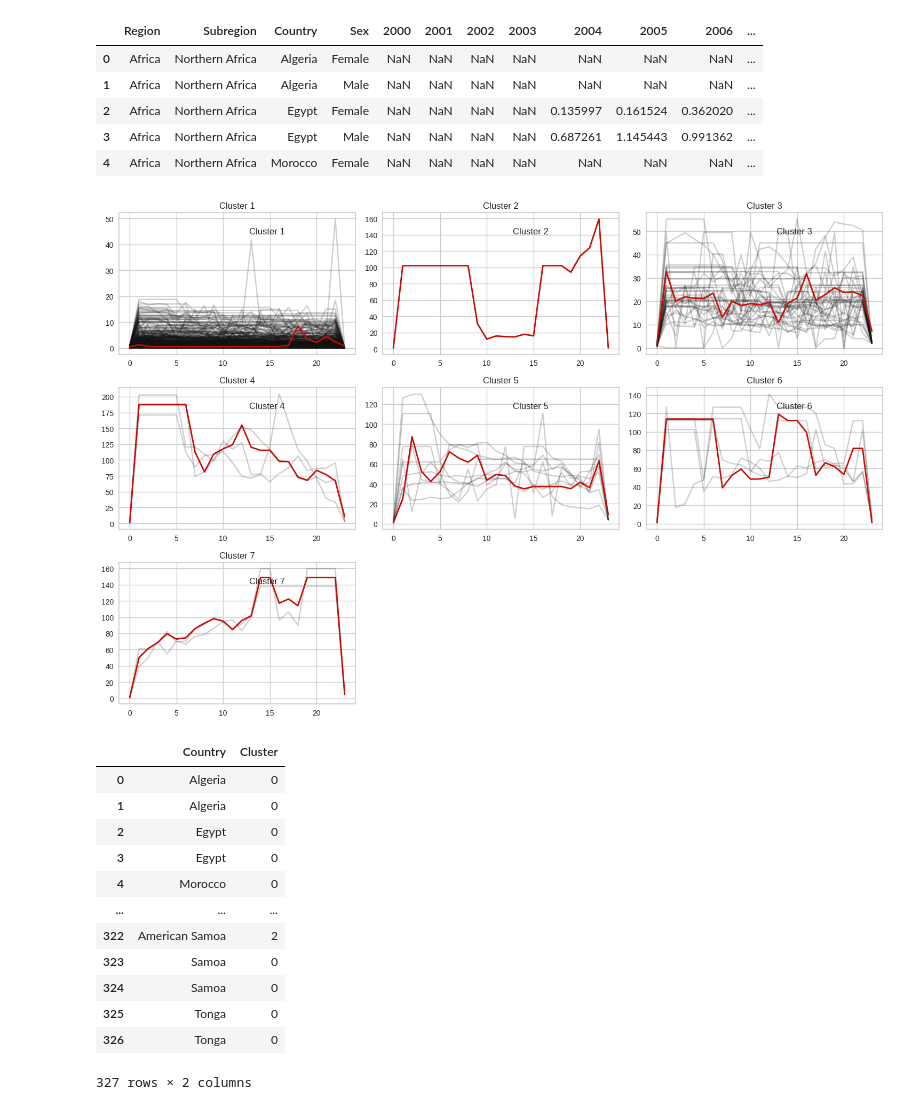
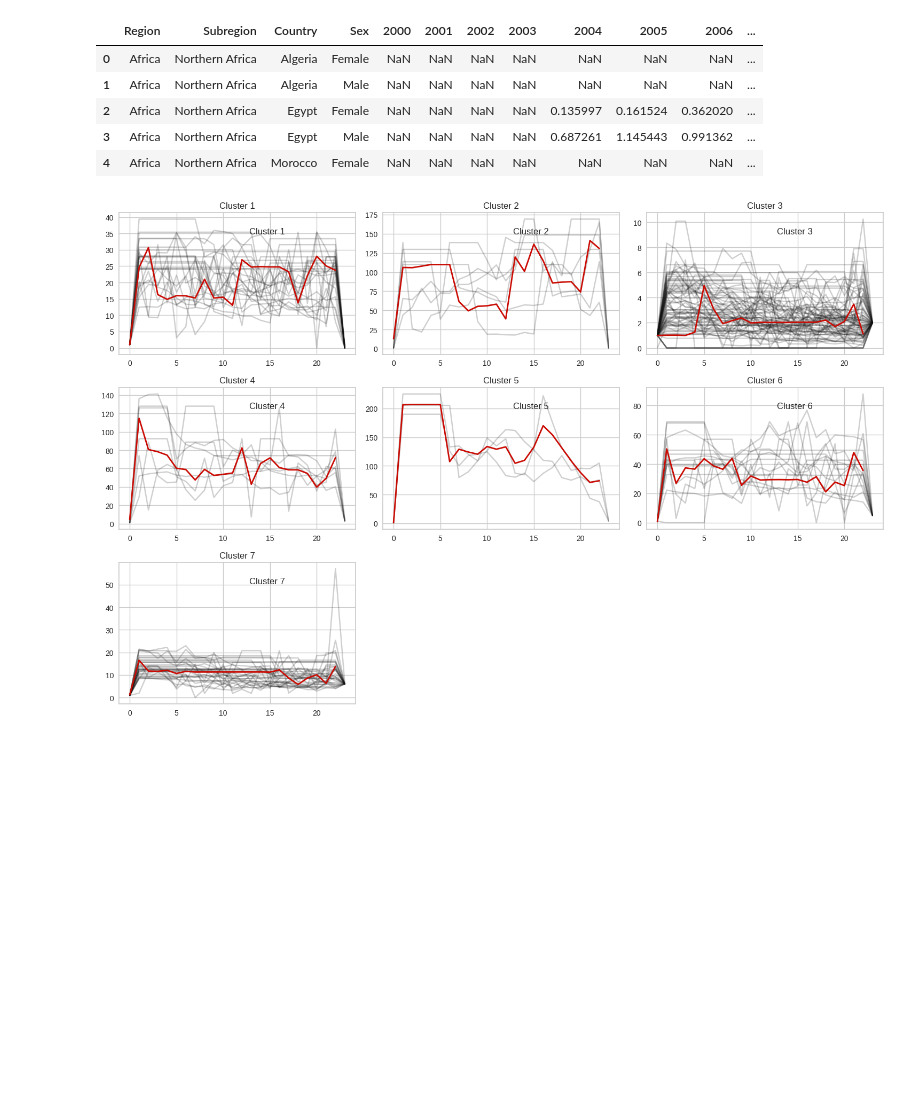
Before and after one commit to adesbx/homicideAnalysis, a Jupyter notebook: projet.ipynb, the cells around one changed output. Drawn from its saved outputs; the diff is of its cells as text; code cells hidden in the pictures; blank space fills up the shorter version.

Commit message:
Group by country

```diff
--- a/projet.ipynb
+++ b/projet.ipynb
@@ -670,47 +670,35 @@ df_rate.head()
 # %%
 le = LabelEncoder()
 le.fit(df_rate["Sex"])
 df_rate["Sex"] = le.transform(df_rate["Sex"])
 df_rate = df_rate.apply(lambda row: row.fillna(row['Mean']), axis=1)
 
-to_drop = ["Region", "Subregion", "Country", "Total", "Mean"]
+df_rate_group_country = df_rate.groupby(by=['Country']).sum()
+
+to_drop = ["Region", "Subregion", "Total", "Mean"]
+
 model = TimeSeriesKMeans(n_clusters=7, metric="dtw",max_iter=10)
-pred = model.fit_predict(df_rate.drop(to_drop, axis=1))
+pred = model.fit_predict(df_rate_group_country.drop(to_drop, axis=1))
 
 
-df_rate["Cluster"] = pred
+df_rate_group_country["Cluster"] = pred
 
-sz = df_rate.drop(to_drop, axis=1).shape[1]
+sz = df_rate_group_country.drop(to_drop, axis=1).shape[1]
 plt.figure(figsize=(15, 10))
 
 
 for yi in range(7):
     plt.subplot(3, 3, 1 + yi)
 
-    for xx in df_rate.drop(to_drop, axis=1).values[pred == yi]:
+    for xx in df_rate_group_country.drop(to_drop, axis=1).values[pred == yi]:
         plt.plot(xx.ravel(), "k-", alpha=0.2)
 
     plt.plot(model.cluster_centers_[yi].ravel(), "r-", linewidth=2)
     plt.text(0.55, 0.85, f'Cluster {yi + 1}', transform=plt.gca().transAxes)
     plt.title(f"Cluster {yi + 1}")
 
 plt.tight_layout()
 plt.show()
-
-df_rate[["Country", "Cluster"]]
 # %% [output]
-[figure, old version]
+[figure, new version]
-|  | Country | Cluster |
-| 0 | Algeria | 0 |
-| 1 | Algeria | 0 |
-| 2 | Egypt | 0 |
-| 3 | Egypt | 0 |
-| 4 | Morocco | 0 |
-| ... | ... | ... |
-| 322 | American Samoa | 2 |
-| 323 | Samoa | 0 |
-| 324 | Samoa | 0 |
-| 325 | Tonga | 0 |
-| 326 | Tonga | 0 |
-327 rows × 2 columns
 # %%
```
Also changed, not shown: parts of 1 cell of this notebook.
